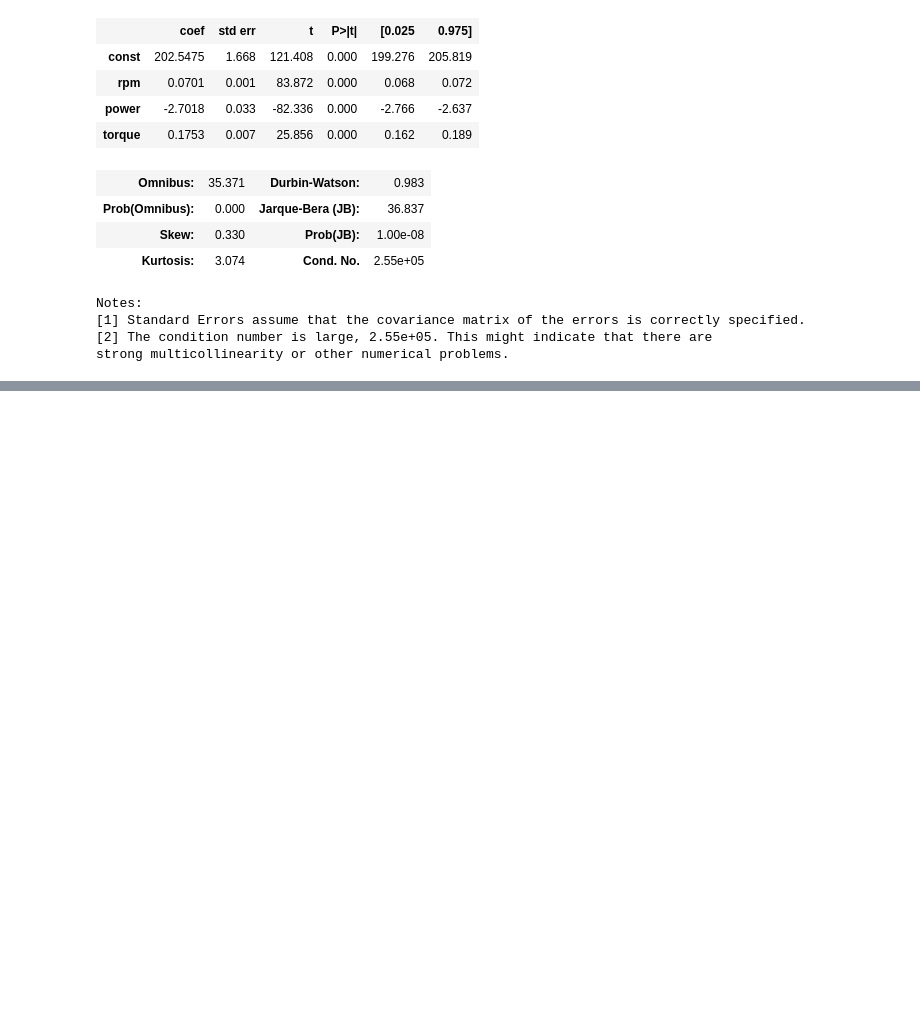
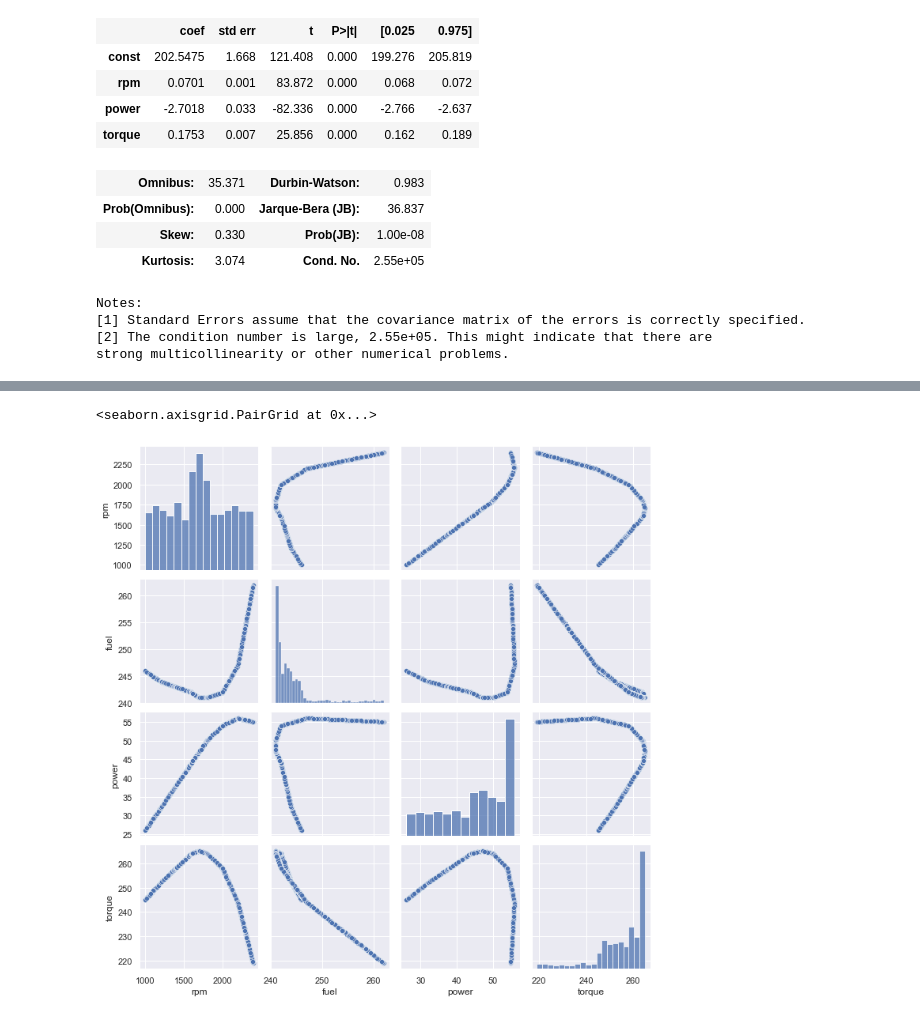
Before and after one commit to lll-Mike-lll/AI_final_project, a Jupyter notebook: 06_ML_with_OLS.ipynb, the cells around one changed output, grey strips where cells are left out. Cells and saved outputs as stored; diff of their text form; code cells hidden in the pictures; blank space fills up the shorter version.

```diff
--- a/06_ML_with_OLS.ipynb
+++ b/06_ML_with_OLS.ipynb
@@ -48,0 +77,5 @@ strong multicollinearity or other numerical problems.
+# %%
+sns.pairplot(df)
+# %% [output]
+<seaborn.axisgrid.PairGrid at 0x...>
+[figure, added]
```
Also changed, not shown: parts of 7 cells of this notebook.
